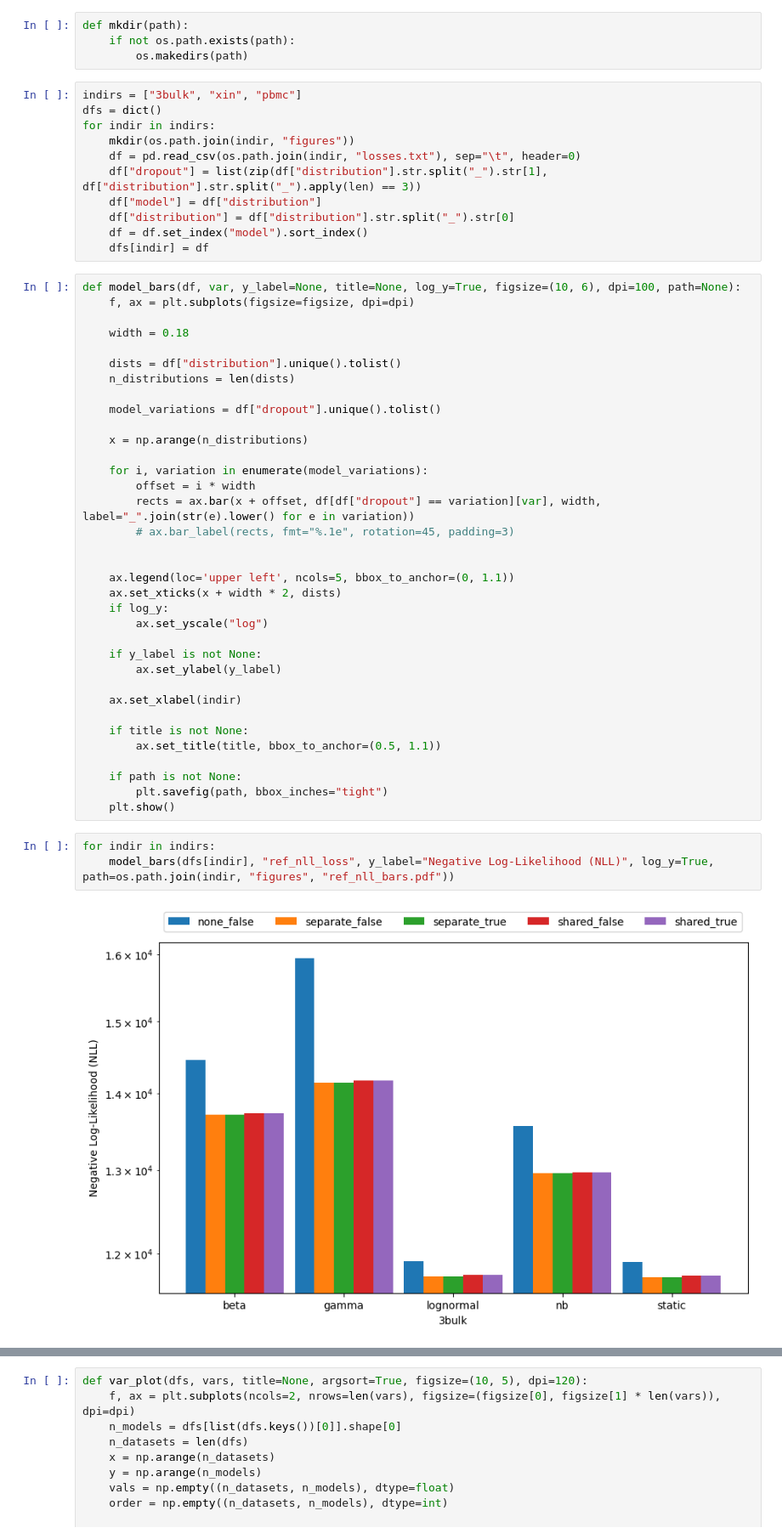
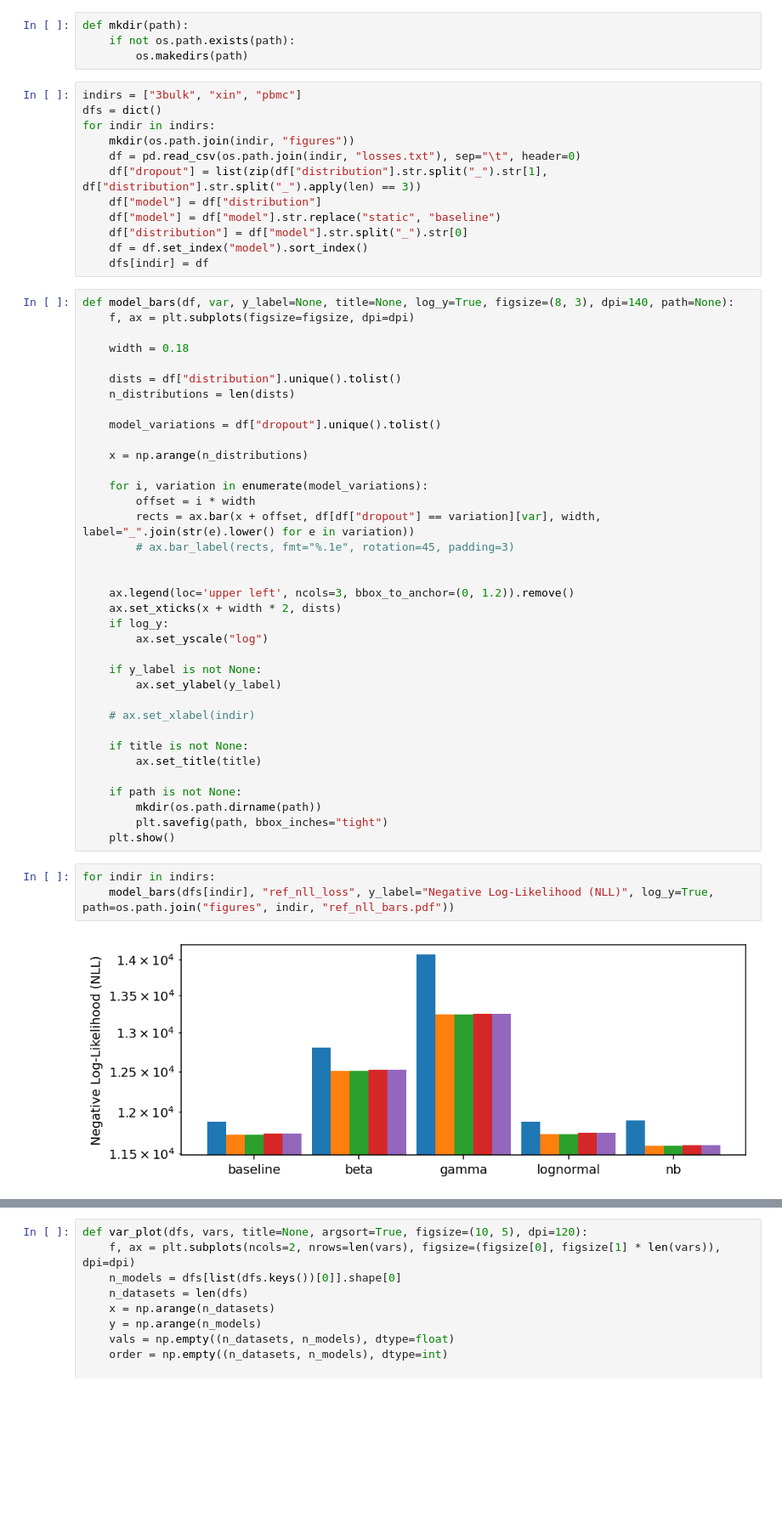
Before and after one commit to lutrarutra/deconv, a Jupyter notebook: benchmarks/analysis.ipynb, the cells around one changed output, grey strips where cells are left out. Shown: that part at 85% size. Cells and saved outputs as stored; diff of their text form; blank space fills up the shorter version.

```diff
--- a/benchmarks/analysis.ipynb
+++ b/benchmarks/analysis.ipynb
@@ -18,11 +18,12 @@ for indir in indirs:
     df = pd.read_csv(os.path.join(indir, "losses.txt"), sep="\t", header=0)
     df["dropout"] = list(zip(df["distribution"].str.split("_").str[1], df["distribution"].str.split("_").apply(len) == 3))
     df["model"] = df["distribution"]
-    df["distribution"] = df["distribution"].str.split("_").str[0]
+    df["model"] = df["model"].str.replace("static", "baseline")
+    df["distribution"] = df["model"].str.split("_").str[0]
     df = df.set_index("model").sort_index()
     dfs[indir] = df
 # %%
-def model_bars(df, var, y_label=None, title=None, log_y=True, figsize=(10, 6), dpi=100, path=None):
+def model_bars(df, var, y_label=None, title=None, log_y=True, figsize=(8, 3), dpi=140, path=None):
     f, ax = plt.subplots(figsize=figsize, dpi=dpi)
 
     width = 0.18
@@ -40,7 +41,7 @@ def model_bars(df, var, y_label=None, title=None, log_y=True, figsize=(10, 6), d
         # ax.bar_label(rects, fmt="%.1e", rotation=45, padding=3)
 
 
-    ax.legend(loc='upper left', ncols=5, bbox_to_anchor=(0, 1.1))
+    ax.legend(loc='upper left', ncols=3, bbox_to_anchor=(0, 1.2)).remove()
     ax.set_xticks(x + width * 2, dists)
     if log_y:
         ax.set_yscale("log")
@@ -48,16 +49,17 @@ def model_bars(df, var, y_label=None, title=None, log_y=True, figsize=(10, 6), d
     if y_label is not None:
         ax.set_ylabel(y_label)
 
-    ax.set_xlabel(indir)
+    # ax.set_xlabel(indir)
 
     if title is not None:
-        ax.set_title(title, bbox_to_anchor=(0.5, 1.1))
+        ax.set_title(title)
 
     if path is not None:
+        mkdir(os.path.dirname(path))
         plt.savefig(path, bbox_inches="tight")
     plt.show()
 # %%
 for indir in indirs:
-    model_bars(dfs[indir], "ref_nll_loss", y_label="Negative Log-Likelihood (NLL)", log_y=True, path=os.path.join(indir, "figures", "ref_nll_bars.pdf"))
+    model_bars(dfs[indir], "ref_nll_loss", y_label="Negative Log-Likelihood (NLL)", log_y=True, path=os.path.join("figures", indir, "ref_nll_bars.pdf"))
 # %% [output]
-[figure, old version]
+[figure, new version]
```
Also changed, not shown: parts of 8 cells of this notebook, 5 other files.
